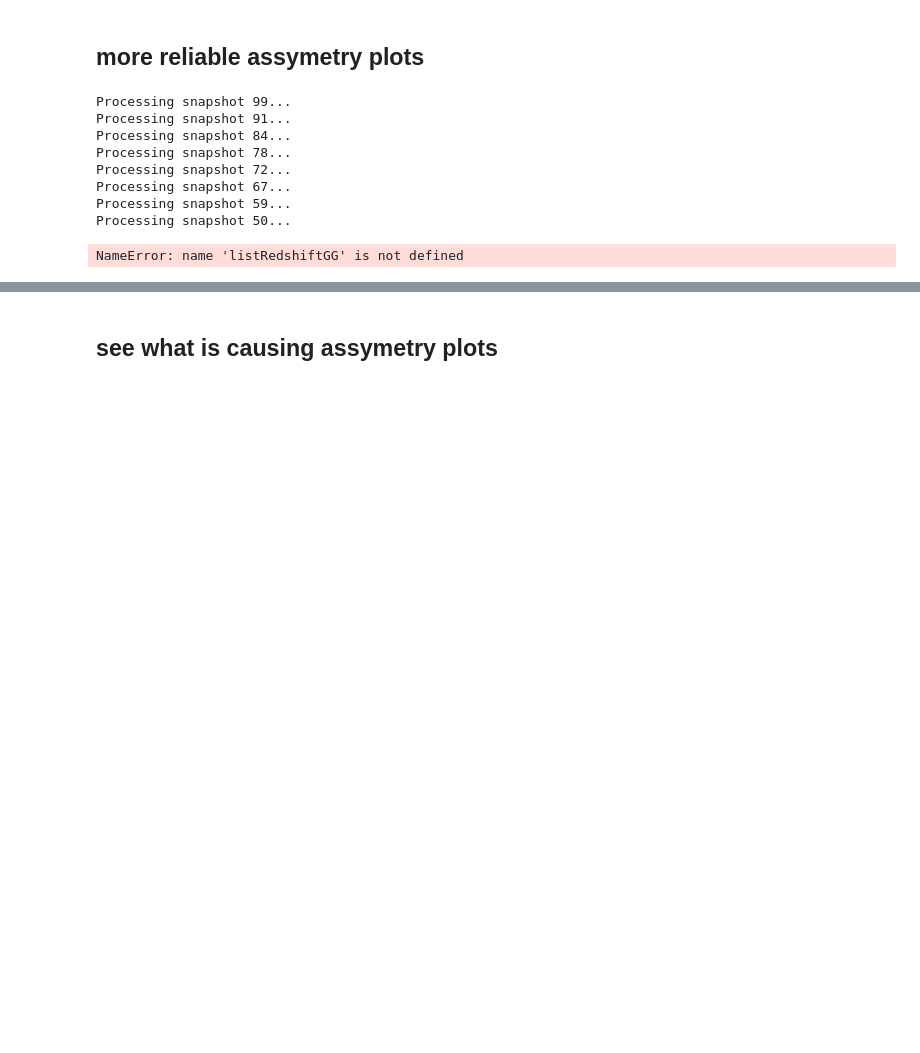
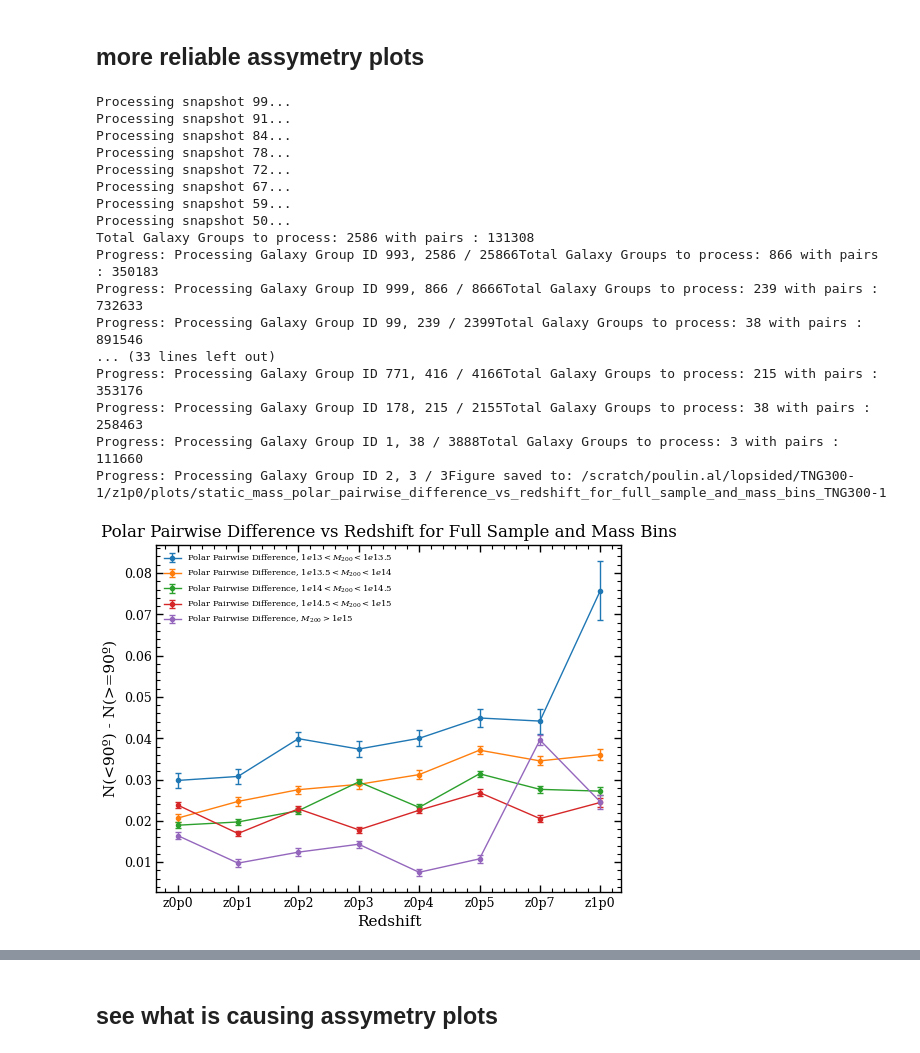
Before and after one commit to poulinal/sat-lopsidedness, a Jupyter notebook: src/myproject/redshiftGalaxyGroup-staticmassbins-combine300Cluster.ipynb, the cells around one changed output, grey strips where cells are left out. Drawn from its saved outputs; the diff is of its cells as text; code cells hidden in the pictures; blank space fills up the shorter version.

```diff
--- a/src/myproject/redshiftGalaxyGroup-staticmassbins-combine300Cluster.ipynb
+++ b/src/myproject/redshiftGalaxyGroup-staticmassbins-combine300Cluster.ipynb
@@ -876,35 +1135,44 @@ def asymetryPlots(redshifts, listRedshiftGG : list[list[ListGalaxyGroup]], listG
 mass_bin_labels = ['$1e13<M_{200}<1e13.5$', '$1e13.5<M_{200}<1e14$', '$1e14<M_{200}<1e14.5$', '$1e14.5<M_{200}<1e15$', '$M_{200}>1e15$']
 redshift_mass_bins : list[list[ListGalaxyGroup]]= []
 redshifts = []
 for snapshot in SnapshotEnum.getAllSnapshots():
     if snapshot[0] < 45:
         continue #too high redshift
     print(f"Processing snapshot {snapshot[0]}...")
     galaxyAnalysisSnapshot = listRedshiftGalaxyAnalysis.getGalaxyAnalysisSnapshot(snapshot[0])
     mass_bins = [
         galaxyAnalysisSnapshot.filtered_gt13_ls13p5_list_of_galaxy_groups,
         galaxyAnalysisSnapshot.filtered_gt13p5_ls14_list_of_galaxy_groups,
         galaxyAnalysisSnapshot.filtered_gt14_ls14p5_list_of_galaxy_groups,
         galaxyAnalysisSnapshot.filtered_gt14p5_ls15_list_of_galaxy_groups,
         galaxyAnalysisSnapshot.filtered_gt15_list_of_galaxy_groups,
     ]
     redshifts.append(galaxyAnalysisSnapshot.snapshot_dic[snapshot[0]][1])
     redshift_mass_bins.append(mass_bins)
 
-polarPairwiseDifference_plotter, polarPairwiseDifference_fig, polarPairwiseDifference_ax, polar_pairwise_by_type_by_redshift = asymetryPlots(redshifts, listRedshiftGG=listRedshiftGG, listGGLabels=mass_bin_labels, plotRows=1, plotCols=1)
+polarPairwiseDifference_plotter, polarPairwiseDifference_fig, polarPairwiseDifference_ax, polar_pairwise_by_type_by_redshift = asymetryPlots(redshifts, listRedshiftGG=redshift_mass_bins, listGGLabels=mass_bin_labels, plotRows=1, plotCols=1)
 
 polarPairwiseDifference_ax.set_title('Polar Pairwise Difference vs Redshift for Full Sample and Mass Bins')
 polarPairwiseDifference_plotter.save_figure(polarPairwiseDifference_fig, galaxyAnalysisSnapshot.scratchPlotDirc + f'/static_mass_polar_pairwise_difference_vs_redshift_for_full_sample_and_mass_bins_{galaxyAnalysisSnapshot.sim}{galaxyAnalysisSnapshot.plotEndingFormat}')
 # %% [output]
 Processing snapshot 99...
 Processing snapshot 91...
 Processing snapshot 84...
 Processing snapshot 78...
 Processing snapshot 72...
 Processing snapshot 67...
 Processing snapshot 59...
 Processing snapshot 50...
+Total Galaxy Groups to process: 2586 with pairs : 131308
+Progress: Processing Galaxy Group ID 993, 2586 / 25866Total Galaxy Groups to process: 866 with pairs : 350183
+Progress: Processing Galaxy Group ID 999, 866 / 8666Total Galaxy Groups to process: 239 with pairs : 732633
+Progress: Processing Galaxy Group ID 99, 239 / 2399Total Galaxy Groups to process: 38 with pairs : 891546
+... (33 lines left out)
+Progress: Processing Galaxy Group ID 771, 416 / 4166Total Galaxy Groups to process: 215 with pairs : 353176
+Progress: Processing Galaxy Group ID 178, 215 / 2155Total Galaxy Groups to process: 38 with pairs : 258463
+Progress: Processing Galaxy Group ID 1, 38 / 3888Total Galaxy Groups to process: 3 with pairs : 111660
+Progress: Processing Galaxy Group ID 2, 3 / 3Figure saved to: /scratch/poulin.al/lopsided/TNG300-1/z1p0/plots/static_mass_polar_pairwise_difference_vs_redshift_for_full_sample_and_mass_bins_TNG300-1
-NameError: name 'listRedshiftGG' is not defined
+[figure, added]
 # %%
 # make assymetry plots for GT150 members vs LT50 members
 bin_labels = ['GT150 members', 'LT50 members']
```
Also changed, not shown: parts of 17 cells of this notebook, 1 other file.
